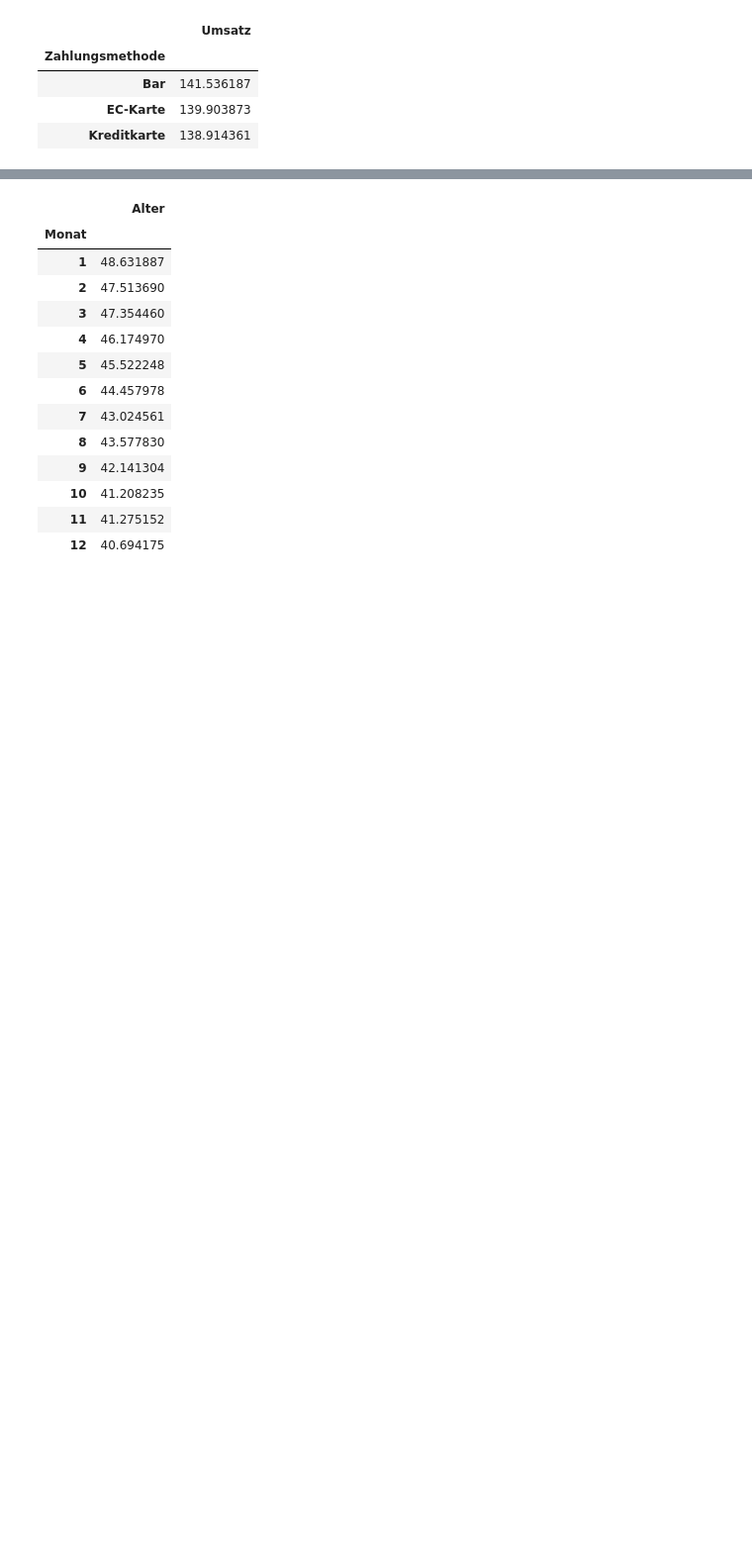
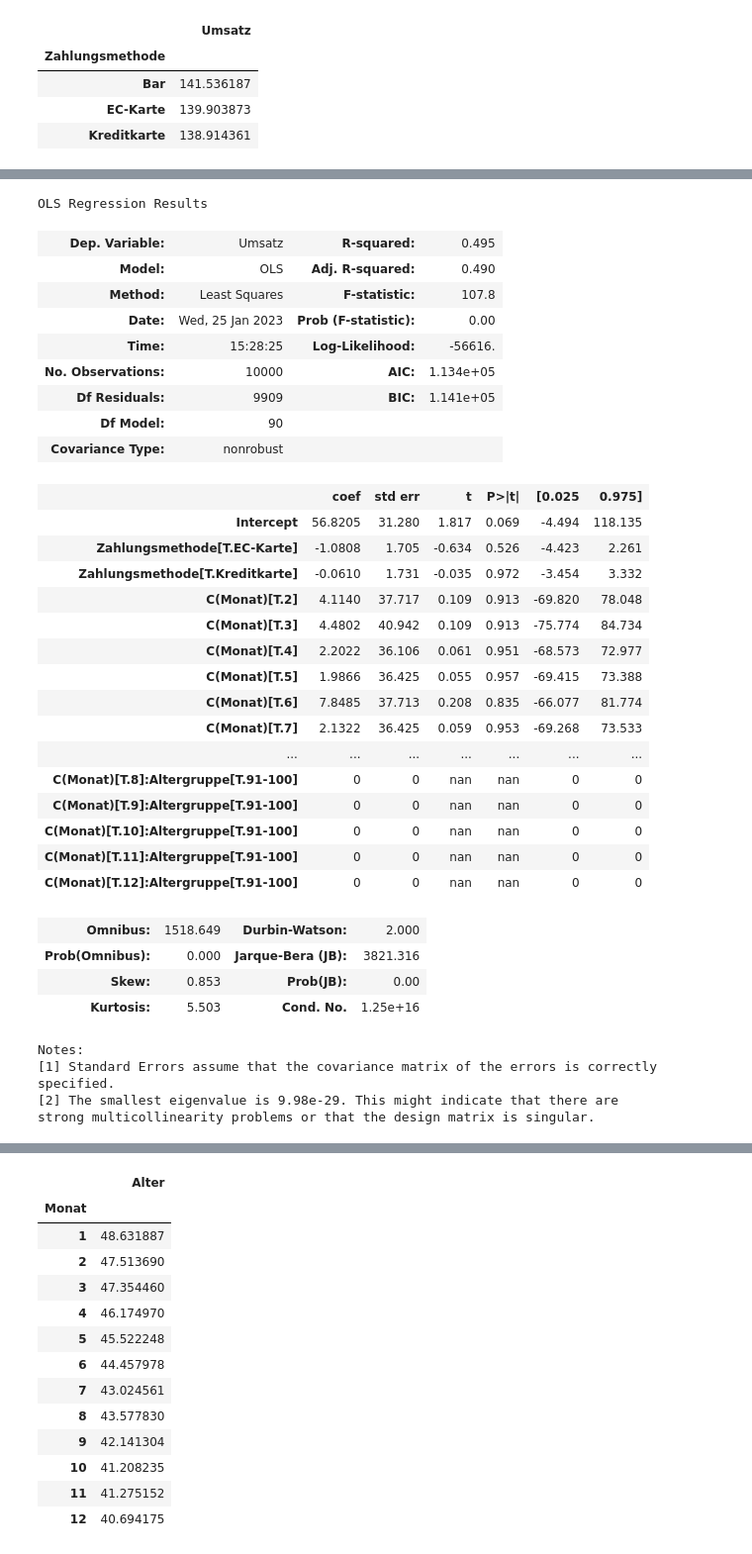
Before and after one commit to fredzett/BA-C, a Jupyter notebook: Chapters/sandbox.ipynb, the cells around one changed output, grey strips where cells are left out. Shown: that part at 99% size. Cells and saved outputs as stored; diff of their text form; code cells hidden in the pictures; blank space fills up the shorter version.

```diff
--- a/Chapters/sandbox.ipynb
+++ b/Chapters/sandbox.ipynb
@@ -228 +234,38 @@ sns.displot(df, x="Umsatz", kind="hist", fill=True)
+# %%
+smf.ols("Umsatz ~ Zahlungsmethode + C(Monat)*Altergruppe", data=df).fit().summary()
+# %% [output]
+OLS Regression Results
+| Dep. Variable: | Umsatz | R-squared: | 0.495 |
+| Model: | OLS | Adj. R-squared: | 0.490 |
+| Method: | Least Squares | F-statistic: | 107.8 |
+| Date: | Wed, 25 Jan 2023 | Prob (F-statistic): | 0.00 |
+| Time: | 15:28:25 | Log-Likelihood: | -56616. |
+| No. Observations: | 10000 | AIC: | 1.134e+05 |
+| Df Residuals: | 9909 | BIC: | 1.141e+05 |
+| Df Model: | 90 |  |  |
+| Covariance Type: | nonrobust |  |  |
+|  | coef | std err | t | P>|t| | [0.025 | 0.975] |
+| Intercept | 56.8205 | 31.280 | 1.817 | 0.069 | -4.494 | 118.135 |
+| Zahlungsmethode[T.EC-Karte] | -1.0808 | 1.705 | -0.634 | 0.526 | -4.423 | 2.261 |
+| Zahlungsmethode[T.Kreditkarte] | -0.0610 | 1.731 | -0.035 | 0.972 | -3.454 | 3.332 |
+| C(Monat)[T.2] | 4.1140 | 37.717 | 0.109 | 0.913 | -69.820 | 78.048 |
+| C(Monat)[T.3] | 4.4802 | 40.942 | 0.109 | 0.913 | -75.774 | 84.734 |
+| C(Monat)[T.4] | 2.2022 | 36.106 | 0.061 | 0.951 | -68.573 | 72.977 |
+| C(Monat)[T.5] | 1.9866 | 36.425 | 0.055 | 0.957 | -69.415 | 73.388 |
+| C(Monat)[T.6] | 7.8485 | 37.713 | 0.208 | 0.835 | -66.077 | 81.774 |
+| C(Monat)[T.7] | 2.1322 | 36.425 | 0.059 | 0.953 | -69.268 | 73.533 |
+| ... | ... | ... | ... | ... | ... | ... |
+| C(Monat)[T.8]:Altergruppe[T.91-100] | 0 | 0 | nan | nan | 0 | 0 |
+| C(Monat)[T.9]:Altergruppe[T.91-100] | 0 | 0 | nan | nan | 0 | 0 |
+| C(Monat)[T.10]:Altergruppe[T.91-100] | 0 | 0 | nan | nan | 0 | 0 |
+| C(Monat)[T.11]:Altergruppe[T.91-100] | 0 | 0 | nan | nan | 0 | 0 |
+| C(Monat)[T.12]:Altergruppe[T.91-100] | 0 | 0 | nan | nan | 0 | 0 |
+| Omnibus: | 1518.649 | Durbin-Watson: | 2.000 |
+| Prob(Omnibus): | 0.000 | Jarque-Bera (JB): | 3821.316 |
+| Skew: | 0.853 | Prob(JB): | 0.00 |
+| Kurtosis: | 5.503 | Cond. No. | 1.25e+16 |
+Notes:
+[1] Standard Errors assume that the covariance matrix of the errors is correctly specified.
+[2] The smallest eigenvalue is 9.98e-29. This might indicate that there are
+strong multicollinearity problems or that the design matrix is singular.
 # %%
```
Also changed, not shown: parts of 5 cells of this notebook, 15 other files.
